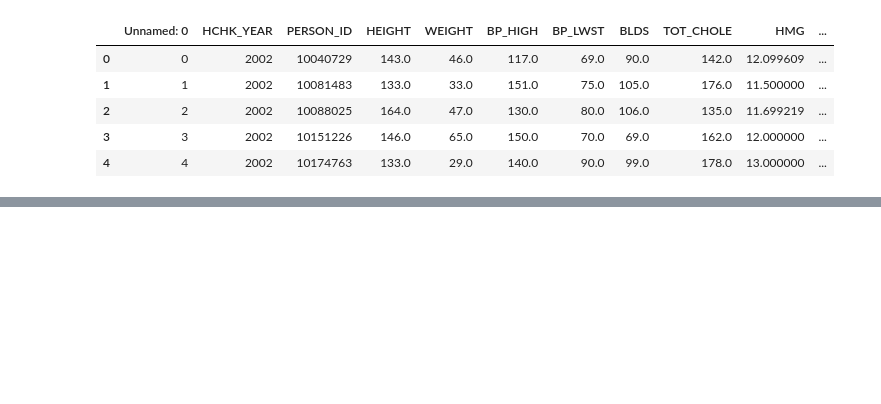
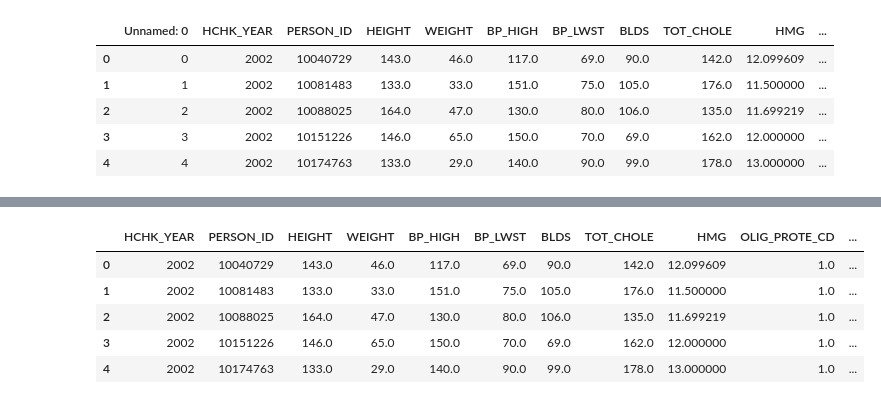
Before and after one commit to JoonYoung-Sohn/practice, a Jupyter notebook: Disease Prediction/201224_data_preprocessing.ipynb, the cells around one changed output, grey strips where cells are left out. Cells and saved outputs as stored; diff of their text form; code cells hidden in the pictures; blank space fills up the shorter version.

```diff
--- a/Disease Prediction/201224_data_preprocessing.ipynb
+++ b/Disease Prediction/201224_data_preprocessing.ipynb
@@ -40,0 +171,5 @@ gj.head()
+# %%
+## DSQTY_RSPS_CD NaN to 0
+for i in range(len(gj)):
+  if not gj['DSQTY_RSPS_CD'][i] > 0:
+    gj['DSQTY_RSPS_CD'][i] = 0
@@ -40,0 +198,19 @@ gj.head()
+# %%
+## change TM1_DRKQTY_RSPS_CD(2009~)
+def change(x): ## 잔 -> 병
+  if x <= 3.5:
+    result = 1
+  elif x <= 7:
+    result = 2
+  elif x <= 10.5:
+    result = 3
+  else:
+    result = 4
+  return result
+
+for i in range(len(gj)):
+  if gj['HCHK_YEAR'][i] > 2008:
+    if gj['DRNK_HABIT_RSPS_CD'][i] > 0:
+      gj['DRNK_HABIT_RSPS_CD'][i] = change(gj['DRNK_HABIT_RSPS_CD'][i])
+    else:
+      gj['DRNK_HABIT_RSPS_CD'][i] = 2 ## average
@@ -40,0 +306,9 @@ gj.head()
+# %%
+gj_v2.head()
+# %% [output]
+|  | HCHK_YEAR | PERSON_ID | HEIGHT | WEIGHT | BP_HIGH | BP_LWST | BLDS | TOT_CHOLE | HMG | OLIG_PROTE_CD | ... |
+| 0 | 2002 | 10040729 | 143.0 | 46.0 | 117.0 | 69.0 | 90.0 | 142.0 | 12.099609 | 1.0 | ... |
+| 1 | 2002 | 10081483 | 133.0 | 33.0 | 151.0 | 75.0 | 105.0 | 176.0 | 11.500000 | 1.0 | ... |
+| 2 | 2002 | 10088025 | 164.0 | 47.0 | 130.0 | 80.0 | 106.0 | 135.0 | 11.699219 | 1.0 | ... |
+| 3 | 2002 | 10151226 | 146.0 | 65.0 | 150.0 | 70.0 | 69.0 | 162.0 | 12.000000 | 1.0 | ... |
+| 4 | 2002 | 10174763 | 133.0 | 29.0 | 140.0 | 90.0 | 99.0 | 178.0 | 13.000000 | 1.0 | ... |
```
Also changed, not shown: parts of 27 cells of this notebook.
